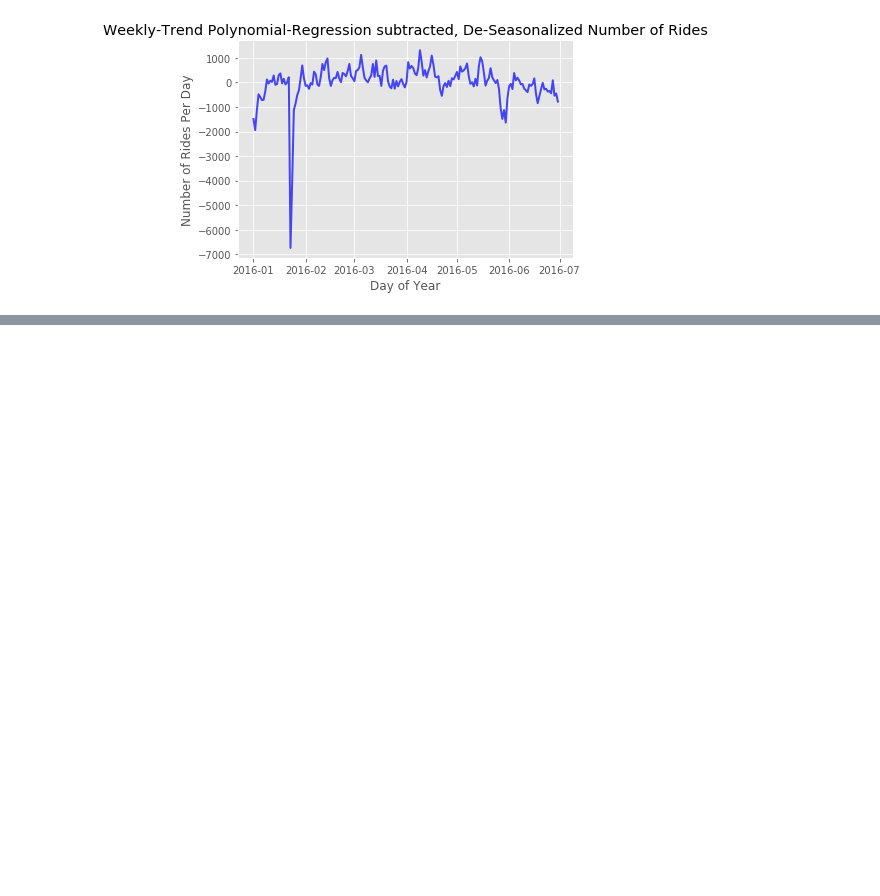
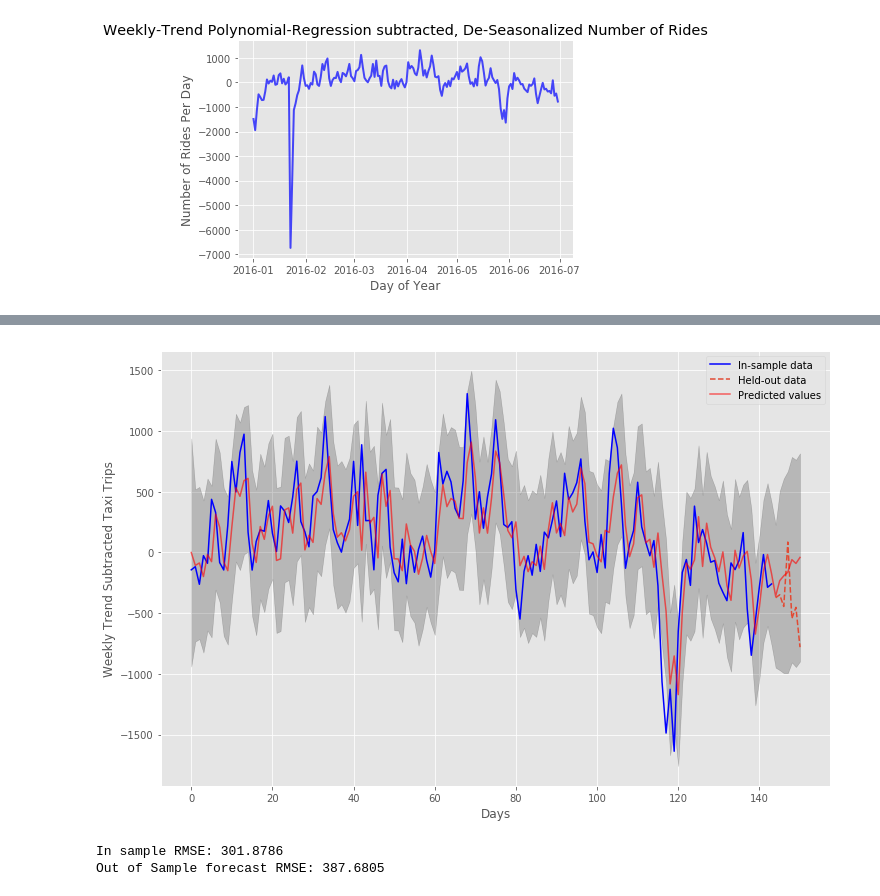
Before and after one commit to justin-hj-kim/NYCtaxi_data_science, a Jupyter notebook: models/deseasonalized_time_series.ipynb, the cells around one changed output, grey strips where cells are left out. Cells and saved outputs as stored; diff of their text form; code cells hidden in the pictures; blank space fills up the shorter version.

```diff
--- a/models/deseasonalized_time_series.ipynb
+++ b/models/deseasonalized_time_series.ipynb
@@ -309,0 +557,23 @@ plt.show()
+# %%
+fig, ax1 = plt.subplots(nrows=1, ncols=1, figsize=(12, 8))
+
+ax1.plot(ts_train, color = 'blue', label='In-sample data', linestyle='-')
+# subtract 1 only to connect it to previous point in the graph
+ax1.plot(ts_test, label='Held-out data', linestyle='--')
+
+pred_begin = ts_train.index[model_results.loglikelihood_burn]
+pred_end = ts_test.index[-1]
+pred = model_results.get_prediction(start=pred_begin,
+                                    end=pred_end)
+pred_mean = pred.predicted_mean
+pred_ci = pred.conf_int(alpha=0.05)
+
+ax1.plot(pred_mean, 'r', alpha=.6, label='Predicted values')
+ax1.fill_between(pred_ci.index,
+                 pred_ci.iloc[:, 0],
+                 pred_ci.iloc[:, 1], color='k', alpha=.2)
+plt.xlabel('Days')
+plt.ylabel('Weekly Trend Subtracted Taxi Trips')
+ax1.legend(loc='best');
+# %% [output]
+[figure, added]
@@ -309,0 +585,9 @@ plt.show()
+# %%
+rmse1 = get_rmse(ts_train, pred_mean.iloc[ts_train.index])
+print("In sample RMSE: %.4f" % rmse1)
+
+rmse2 = get_rmse(ts_test, pred_mean.iloc[-7:])
+print("Out of Sample forecast RMSE: %.4f" % rmse2)
+# %% [output]
+In sample RMSE: 301.8786
+Out of Sample forecast RMSE: 387.6805
```
Also changed, not shown: parts of 32 cells of this notebook, 1 other file.
